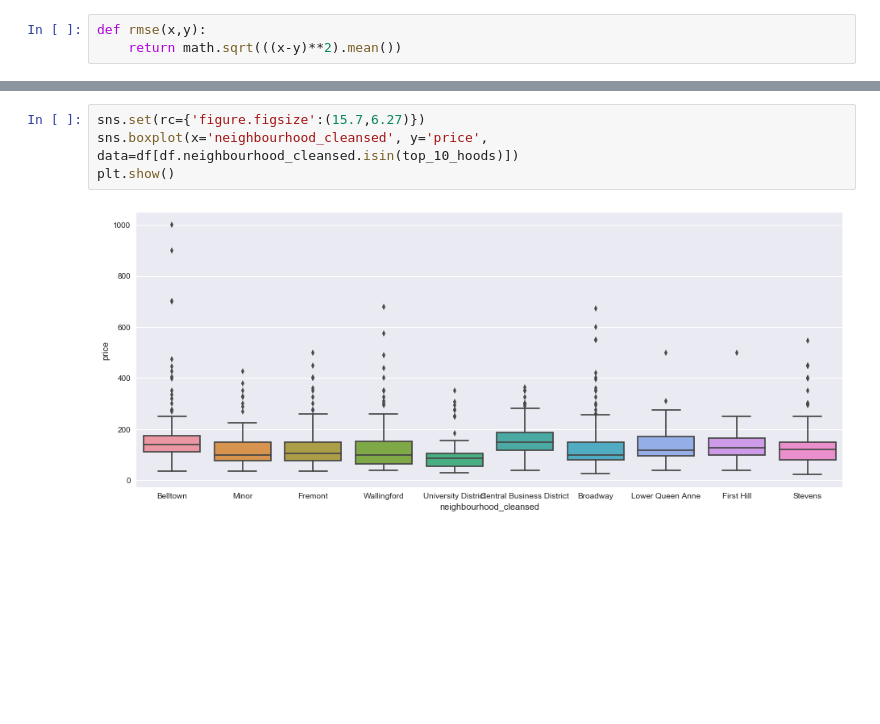
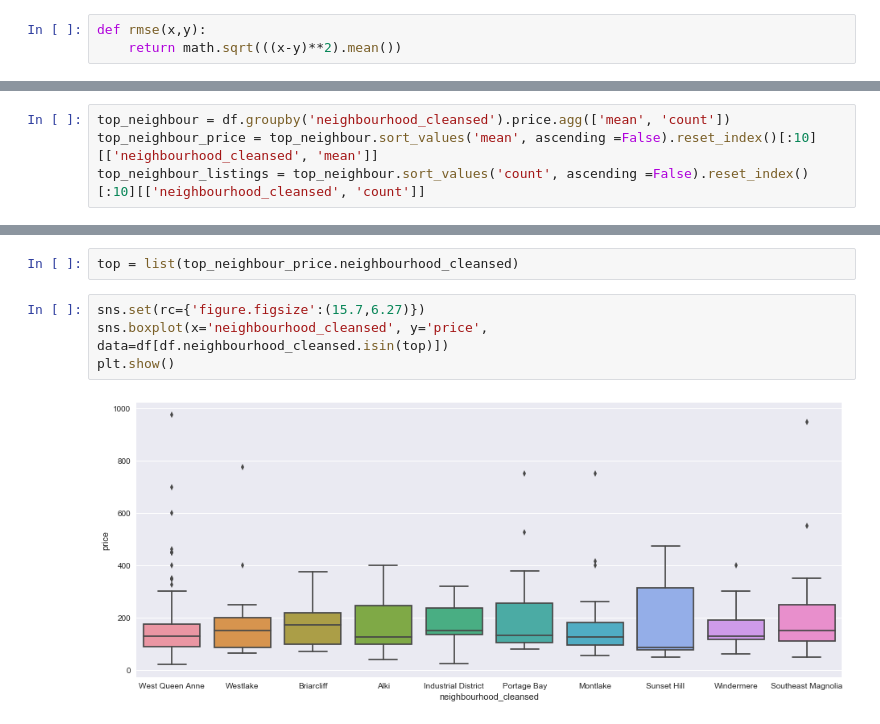
Before and after one commit to waficf/Kaggle_Competitions, a Jupyter notebook: AirBnB.ipynb, the cells around one changed output, grey strips where cells are left out. Cells and saved outputs as stored; diff of their text form; blank space fills up the shorter version.

```diff
--- a/AirBnB.ipynb
+++ b/AirBnB.ipynb
@@ -523,0 +479,4 @@ top_10_hoods
+# %%
+top_neighbour = df.groupby('neighbourhood_cleansed').price.agg(['mean', 'count'])
+top_neighbour_price = top_neighbour.sort_values('mean', ascending =False).reset_index()[:10][['neighbourhood_cleansed', 'mean']]
+top_neighbour_listings = top_neighbour.sort_values('count', ascending =False).reset_index()[:10][['neighbourhood_cleansed', 'count']]
@@ -524,6 +503,8 @@ top_10_hoods
+# %%
+top = list(top_neighbour_price.neighbourhood_cleansed)
 # %%
 sns.set(rc={'figure.figsize':(15.7,6.27)})
-sns.boxplot(x='neighbourhood_cleansed', y='price', data=df[df.neighbourhood_cleansed.isin(top_10_hoods)])
+sns.boxplot(x='neighbourhood_cleansed', y='price', data=df[df.neighbourhood_cleansed.isin(top)])
 plt.show()
 # %% [output]
-[figure, old version]
+[figure, new version]
```
Also changed, not shown: parts of 48 cells of this notebook.
